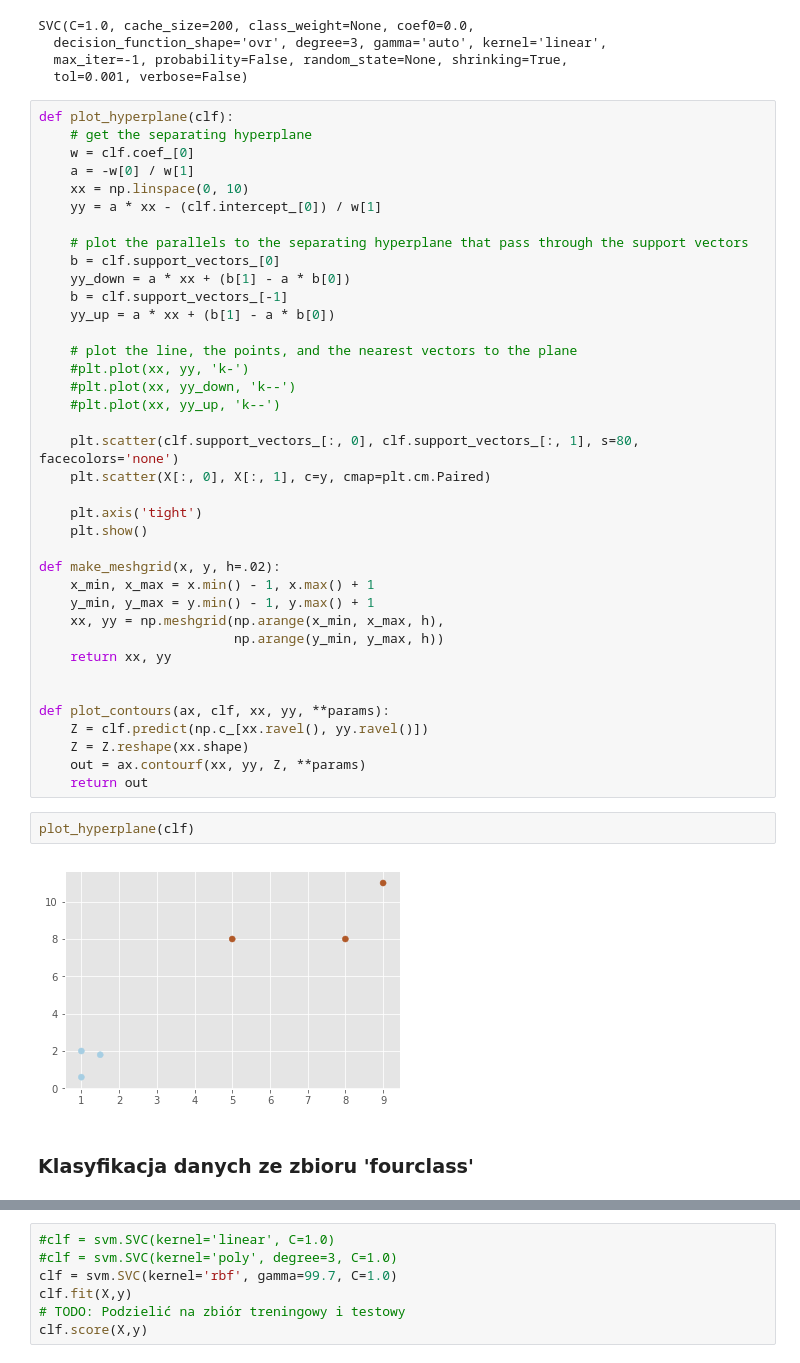
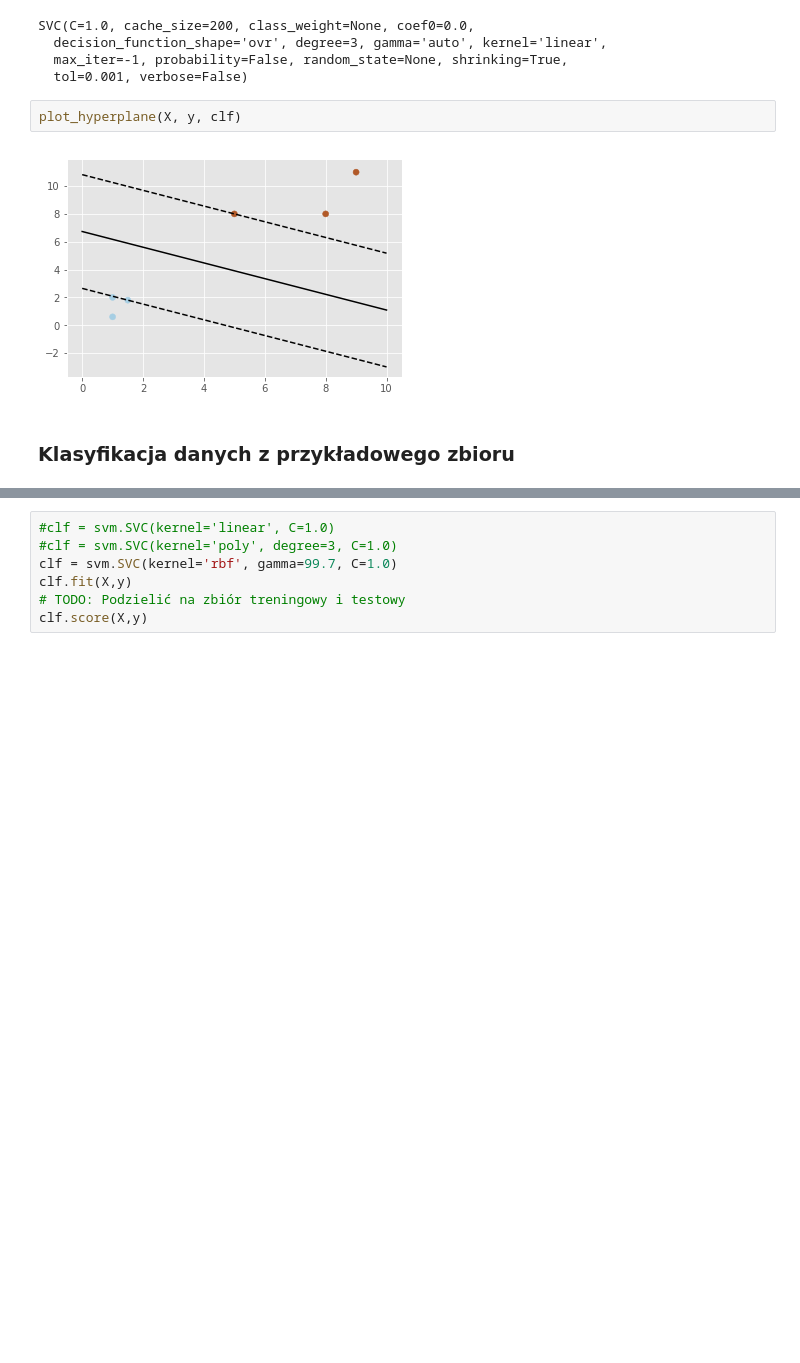
Before and after one commit to msieniawski/mro-svm, a Jupyter notebook: svm-demo.ipynb, the cells around one changed output, grey strips where cells are left out. Cells and saved outputs as stored; diff of their text form; blank space fills up the shorter version.

```diff
--- a/svm-demo.ipynb
+++ b/svm-demo.ipynb
@@ -32,50 +50,12 @@ SVC(C=1.0, cache_size=200, class_weight=None, coef0=0.0,
   decision_function_shape='ovr', degree=3, gamma='auto', kernel='linear',
   max_iter=-1, probability=False, random_state=None, shrinking=True,
   tol=0.001, verbose=False)
-# %%
-def plot_hyperplane(clf):
-    # get the separating hyperplane
-    w = clf.coef_[0]
-    a = -w[0] / w[1]
-    xx = np.linspace(0, 10)
-    yy = a * xx - (clf.intercept_[0]) / w[1]
-
-    # plot the parallels to the separating hyperplane that pass through the support vectors
-    b = clf.support_vectors_[0]
-    yy_down = a * xx + (b[1] - a * b[0])
-    b = clf.support_vectors_[-1]
-    yy_up = a * xx + (b[1] - a * b[0])
-
-    # plot the line, the points, and the nearest vectors to the plane
-    #plt.plot(xx, yy, 'k-')
-    #plt.plot(xx, yy_down, 'k--')
-    #plt.plot(xx, yy_up, 'k--')
-
-    plt.scatter(clf.support_vectors_[:, 0], clf.support_vectors_[:, 1], s=80, facecolors='none')
-    plt.scatter(X[:, 0], X[:, 1], c=y, cmap=plt.cm.Paired)
-
-    plt.axis('tight')
-    plt.show()
-
-def make_meshgrid(x, y, h=.02):
-    x_min, x_max = x.min() - 1, x.max() + 1
-    y_min, y_max = y.min() - 1, y.max() + 1
-    xx, yy = np.meshgrid(np.arange(x_min, x_max, h),
-                         np.arange(y_min, y_max, h))
-    return xx, yy
-
-
-def plot_contours(ax, clf, xx, yy, **params):
-    Z = clf.predict(np.c_[xx.ravel(), yy.ravel()])
-    Z = Z.reshape(xx.shape)
-    out = ax.contourf(xx, yy, Z, **params)
-    return out
 # %%
-plot_hyperplane(clf)
+plot_hyperplane(X, y, clf)
 # %% [output]
-[figure, old version]
+[figure, new version]
 # %% [markdown]
-### Klasyfikacja danych ze zbioru 'fourclass'
+### Klasyfikacja danych z przykładowego zbioru
 # %%
 df = pd.read_csv('data/dataset1.csv')
 X = df[['f1','f2']].as_matrix()
```
Also changed, not shown: parts of 7 cells of this notebook.
